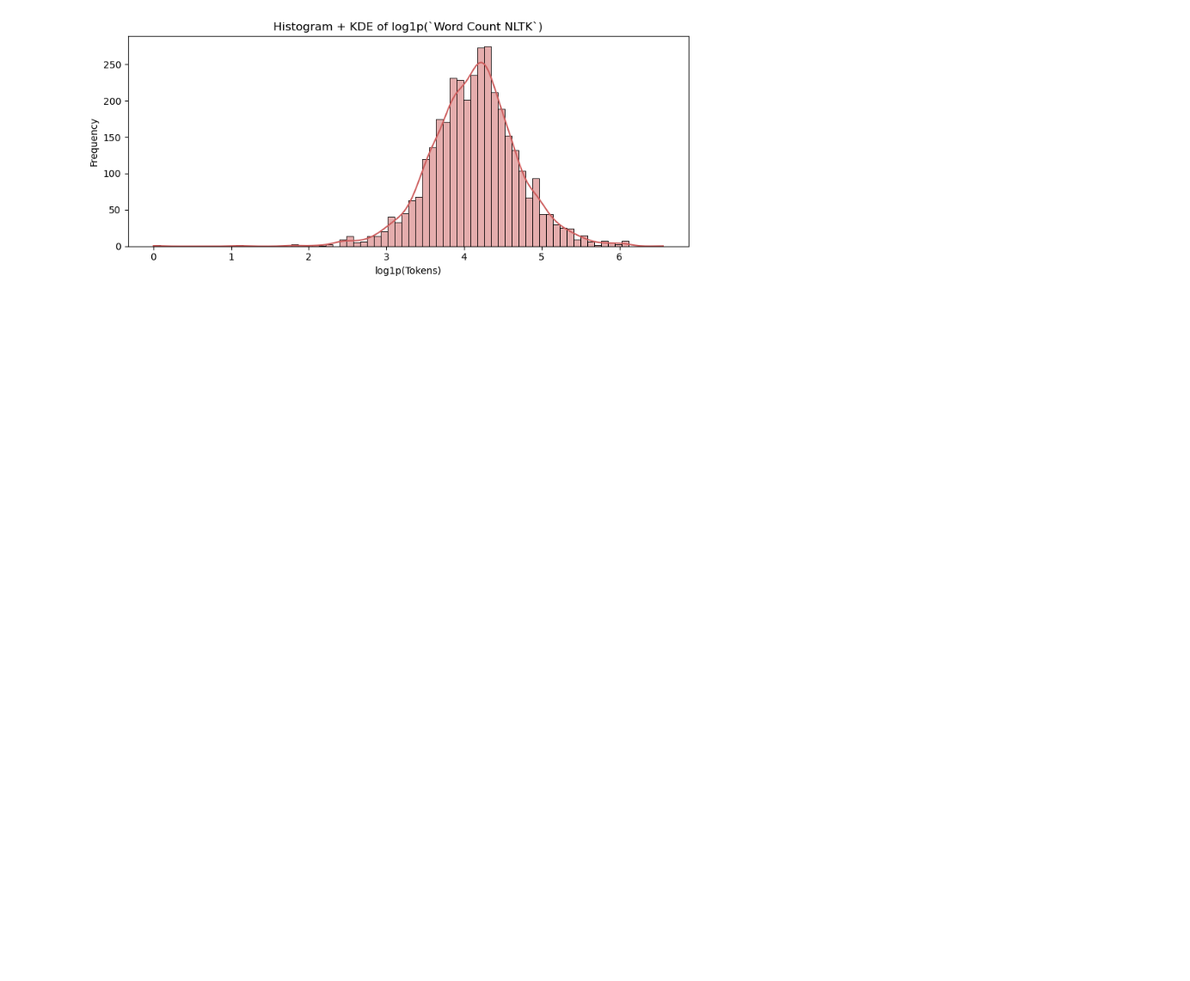
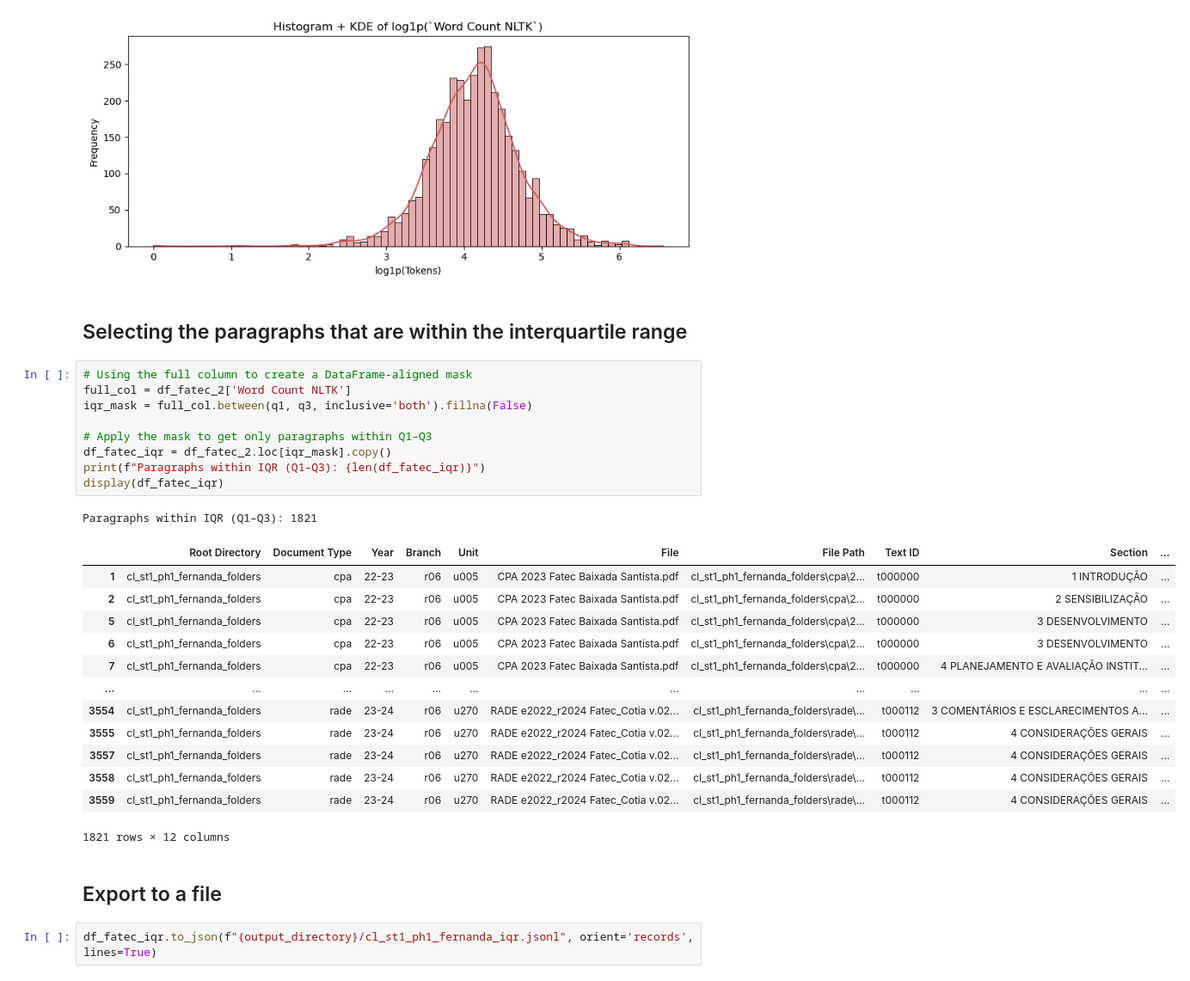
Before and after one commit to laelgelc/cl_st1_fernanda, a Jupyter notebook: CL_St1_Ph1_Fernanda.ipynb, the cells around one changed output. Shown: that part at 86% size. Drawn from its saved outputs; the diff is of its cells as text; blank space fills up the shorter version.

```diff
--- a/CL_St1_Ph1_Fernanda.ipynb
+++ b/CL_St1_Ph1_Fernanda.ipynb
@@ -728,3 +728,33 @@ Outliers found: 191
 [figure]
 [figure]
 [figure]
+# %% [markdown]
+## Selecting the paragraphs that are within the interquartile range
+# %%
+# Using the full column to create a DataFrame-aligned mask
+full_col = df_fatec_2['Word Count NLTK']
+iqr_mask = full_col.between(q1, q3, inclusive='both').fillna(False)
+
+# Apply the mask to get only paragraphs within Q1–Q3
+df_fatec_iqr = df_fatec_2.loc[iqr_mask].copy()
+print(f"Paragraphs within IQR (Q1–Q3): {len(df_fatec_iqr)}")
+display(df_fatec_iqr)
+# %% [output]
+Paragraphs within IQR (Q1–Q3): 1821
+|  | Root Directory | Document Type | Year | Branch | Unit | File | File Path | Text ID | Section | ... |
+| 1 | cl_st1_ph1_fernanda_folders | cpa | 22-23 | r06 | u005 | CPA 2023 Fatec Baixada Santista.pdf | cl_st1_ph1_fernanda_folders\cpa\2... | t000000 | 1 INTRODUÇÃO | ... |
+| 2 | cl_st1_ph1_fernanda_folders | cpa | 22-23 | r06 | u005 | CPA 2023 Fatec Baixada Santista.pdf | cl_st1_ph1_fernanda_folders\cpa\2... | t000000 | 2 SENSIBILIZAÇÃO | ... |
+| 5 | cl_st1_ph1_fernanda_folders | cpa | 22-23 | r06 | u005 | CPA 2023 Fatec Baixada Santista.pdf | cl_st1_ph1_fernanda_folders\cpa\2... | t000000 | 3 DESENVOLVIMENTO | ... |
+| 6 | cl_st1_ph1_fernanda_folders | cpa | 22-23 | r06 | u005 | CPA 2023 Fatec Baixada Santista.pdf | cl_st1_ph1_fernanda_folders\cpa\2... | t000000 | 3 DESENVOLVIMENTO | ... |
+| 7 | cl_st1_ph1_fernanda_folders | cpa | 22-23 | r06 | u005 | CPA 2023 Fatec Baixada Santista.pdf | cl_st1_ph1_fernanda_folders\cpa\2... | t000000 | 4 PLANEJAMENTO E AVALIAÇÃO INSTIT... | ... |
+| ... | ... | ... | ... | ... | ... | ... | ... | ... | ... | ... |
+| 3554 | cl_st1_ph1_fernanda_folders | rade | 23-24 | r06 | u270 | RADE e2022_r2024 Fatec_Cotia v.02... | cl_st1_ph1_fernanda_folders\rade\... | t000112 | 3 COMENTÁRIOS E ESCLARECIMENTOS A... | ... |
+| 3555 | cl_st1_ph1_fernanda_folders | rade | 23-24 | r06 | u270 | RADE e2022_r2024 Fatec_Cotia v.02... | cl_st1_ph1_fernanda_folders\rade\... | t000112 | 4 CONSIDERAÇÕES GERAIS | ... |
+| 3557 | cl_st1_ph1_fernanda_folders | rade | 23-24 | r06 | u270 | RADE e2022_r2024 Fatec_Cotia v.02... | cl_st1_ph1_fernanda_folders\rade\... | t000112 | 4 CONSIDERAÇÕES GERAIS | ... |
+| 3558 | cl_st1_ph1_fernanda_folders | rade | 23-24 | r06 | u270 | RADE e2022_r2024 Fatec_Cotia v.02... | cl_st1_ph1_fernanda_folders\rade\... | t000112 | 4 CONSIDERAÇÕES GERAIS | ... |
+| 3559 | cl_st1_ph1_fernanda_folders | rade | 23-24 | r06 | u270 | RADE e2022_r2024 Fatec_Cotia v.02... | cl_st1_ph1_fernanda_folders\rade\... | t000112 | 4 CONSIDERAÇÕES GERAIS | ... |
+1821 rows × 12 columns
+# %% [markdown]
+## Export to a file
+# %%
+df_fatec_iqr.to_json(f"{output_directory}/cl_st1_ph1_fernanda_iqr.jsonl", orient='records', lines=True)
```
Also changed, not shown: parts of 3 cells of this notebook, 5 other files.
